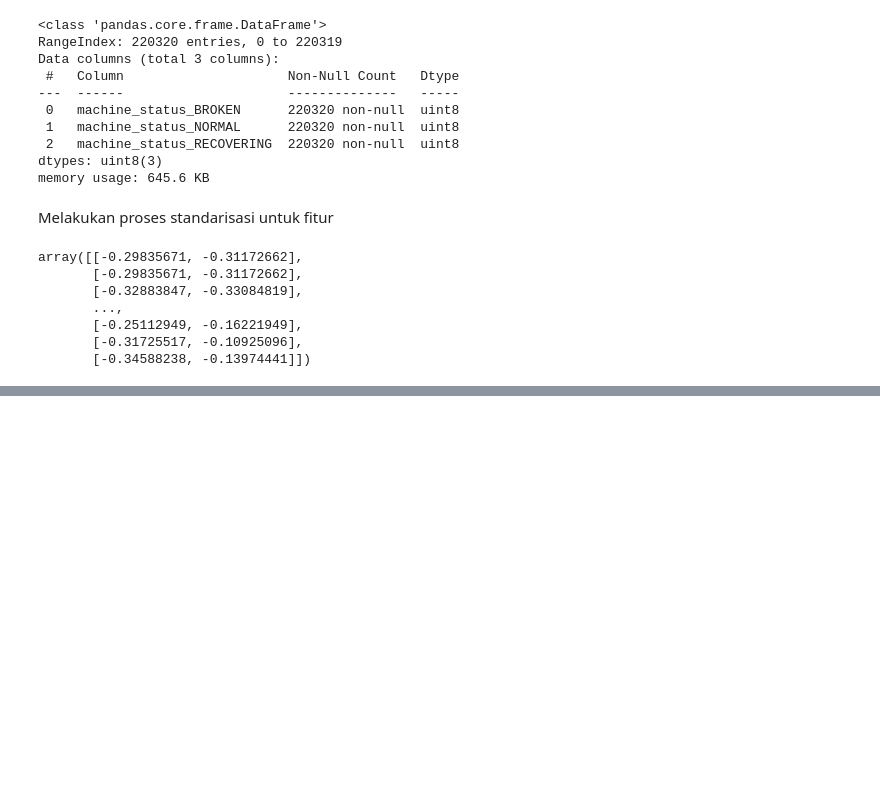
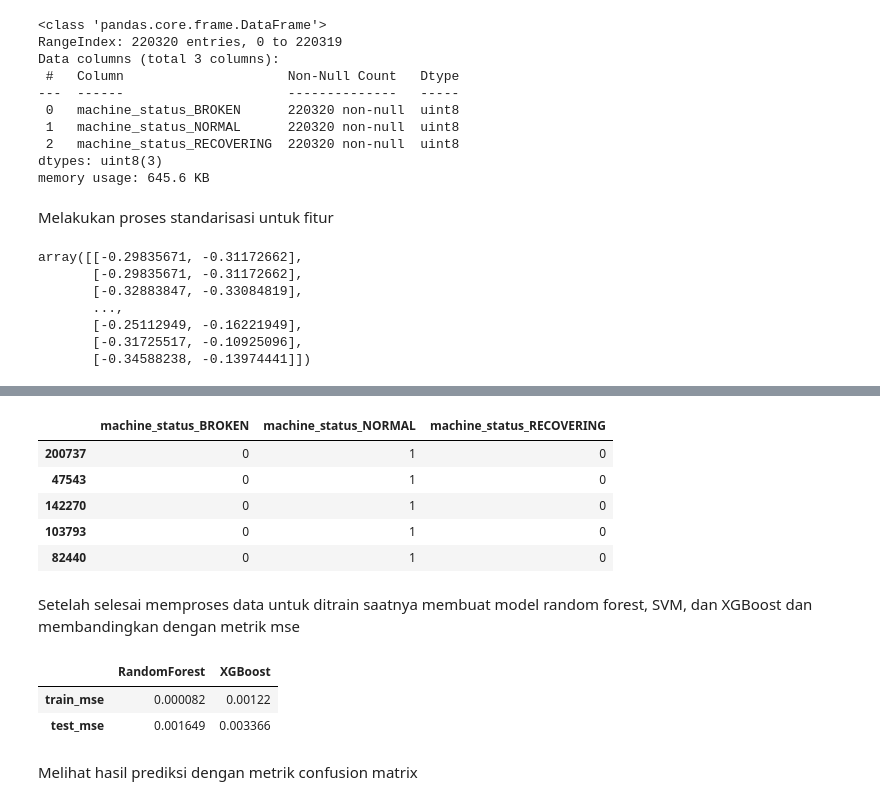
Before and after one commit to rubyw177/sensor-status-classification, a Jupyter notebook: sensor_status_classification.ipynb, the cells around one changed output, grey strips where cells are left out. Cells and saved outputs as stored; diff of their text form; code cells hidden in the pictures; blank space fills up the shorter version.

```diff
--- a/sensor_status_classification.ipynb
+++ b/sensor_status_classification.ipynb
@@ -378,0 +460,11 @@ array([[-0.29835671, -0.31172662],
+# %%
+y_train.head()
+# %% [output]
+|  | machine_status_BROKEN | machine_status_NORMAL | machine_status_RECOVERING |
+| 200737 | 0 | 1 | 0 |
+| 47543 | 0 | 1 | 0 |
+| 142270 | 0 | 1 | 0 |
+| 103793 | 0 | 1 | 0 |
+| 82440 | 0 | 1 | 0 |
+# %% [markdown]
+Setelah selesai memproses data untuk ditrain saatnya membuat model random forest, SVM, dan XGBoost dan membandingkan dengan metrik mse
@@ -378,0 +507,8 @@ array([[-0.29835671, -0.31172662],
+# %%
+models
+# %% [output]
+|  | RandomForest | XGBoost |
+| train_mse | 0.000082 | 0.00122 |
+| test_mse | 0.001649 | 0.003366 |
+# %% [markdown]
+Melihat hasil prediksi dengan metrik confusion matrix
```
Also changed, not shown: parts of 19 cells of this notebook.
